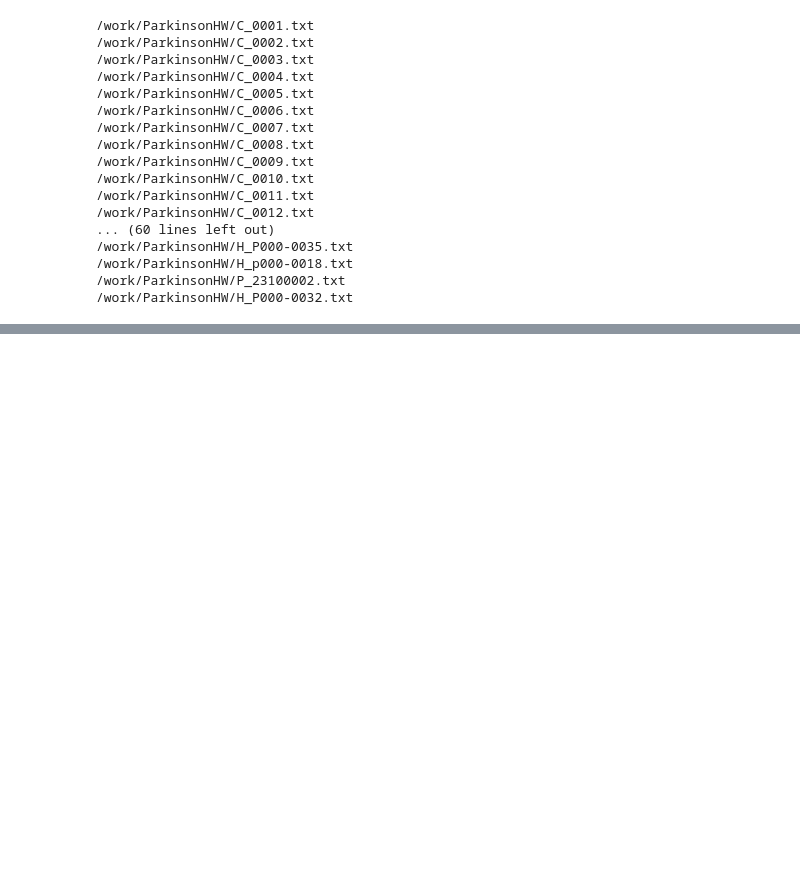
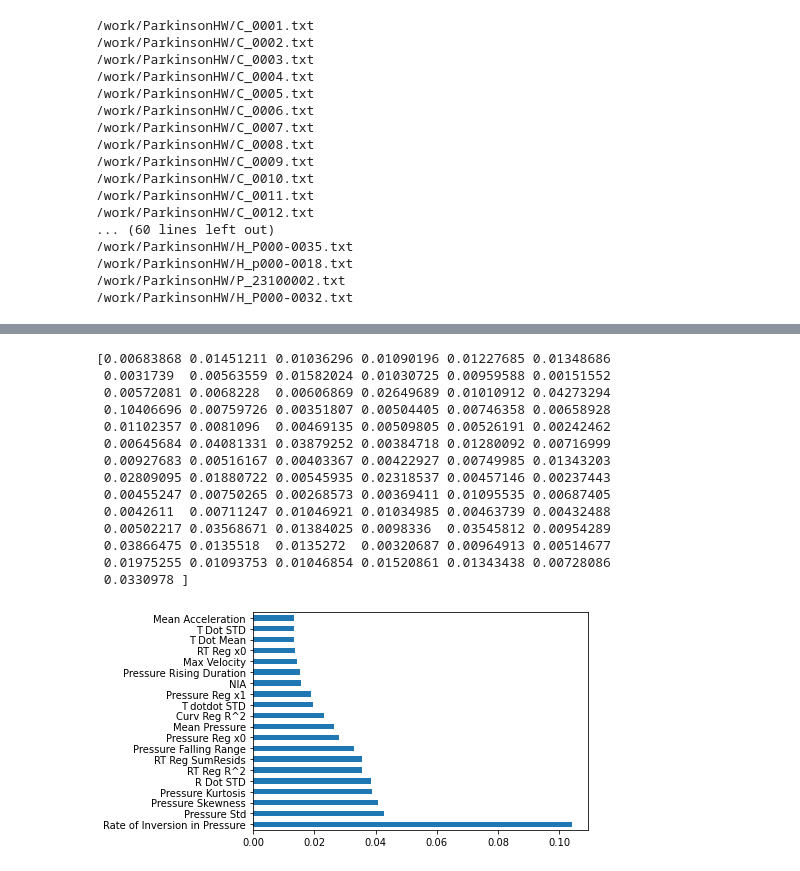
Before and after one commit to jaychandra3/NDD_Analysis, a Jupyter notebook: feature_compilation.ipynb, the cells around one changed output, grey strips where cells are left out. Drawn from its saved outputs; the diff is of its cells as text; code cells hidden in the pictures; blank space fills up the shorter version.

Commit message:
feature importance & tested logistic regression & SVM

```diff
--- a/feature_compilation.ipynb
+++ b/feature_compilation.ipynb
@@ -1031,0 +758,40 @@ for i in df_all_features_dynamic[2:]:
+# %%
+# df_all_features_dynamic
+# df_all_features_static
+from sklearn.feature_selection import SelectKBest
+from sklearn.feature_selection import chi2
+
+#feature_cols = df_all_features_static.columns[2:].values
+#Xcols = df_all_features_static.loc[:, feature_cols]
+#ycols = df_all_features_static.Category
+
+feature_cols = df_all_features_dynamic.columns[2:].values
+Xcols = df_all_features_dynamic.loc[:, feature_cols]
+ycols = df_all_features_dynamic.Category
+# %%
+from sklearn.ensemble import ExtraTreesClassifier
+
+model = ExtraTreesClassifier()
+model.fit(Xcols,ycols)
+print(model.feature_importances_) #use inbuilt class feature_importances of tree based classifiers
+#plot graph of feature importances for better visualization
+feat_importances = pd.Series(model.feature_importances_, index=Xcols.columns)
+#print(feat_importances)
+feat_importances.nlargest(20).plot(kind='barh')
+plt.show()
+# %% [output]
+[0.00683868 0.01451211 0.01036296 0.01090196 0.01227685 0.01348686
+ 0.0031739  0.00563559 0.01582024 0.01030725 0.00959588 0.00151552
+ 0.00572081 0.0068228  0.00606869 0.02649689 0.01010912 0.04273294
+ 0.10406696 0.00759726 0.00351807 0.00504405 0.00746358 0.00658928
+ 0.01102357 0.0081096  0.00469135 0.00509805 0.00526191 0.00242462
+ 0.00645684 0.04081331 0.03879252 0.00384718 0.01280092 0.00716999
+ 0.00927683 0.00516167 0.00403367 0.00422927 0.00749985 0.01343203
+ 0.02809095 0.01880722 0.00545935 0.02318537 0.00457146 0.00237443
+ 0.00455247 0.00750265 0.00268573 0.00369411 0.01095535 0.00687405
+ 0.0042611  0.00711247 0.01046921 0.01034985 0.00463739 0.00432488
+ 0.00502217 0.03568671 0.01384025 0.0098336  0.03545812 0.00954289
+ 0.03866475 0.0135518  0.0135272  0.00320687 0.00964913 0.00514677
+ 0.01975255 0.01093753 0.01046854 0.01520861 0.01343438 0.00728086
+ 0.0330978 ]
+[figure, added]
```
Also changed, not shown: parts of 23 cells of this notebook, 6 other files.
